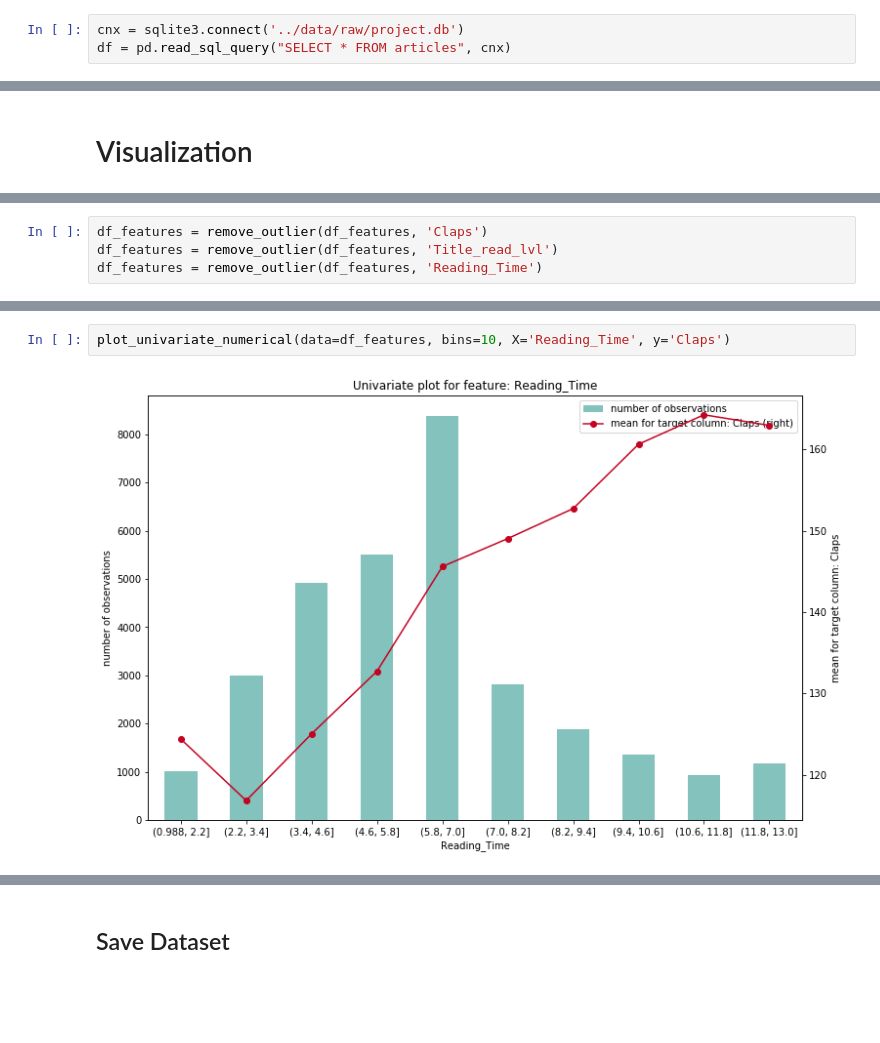
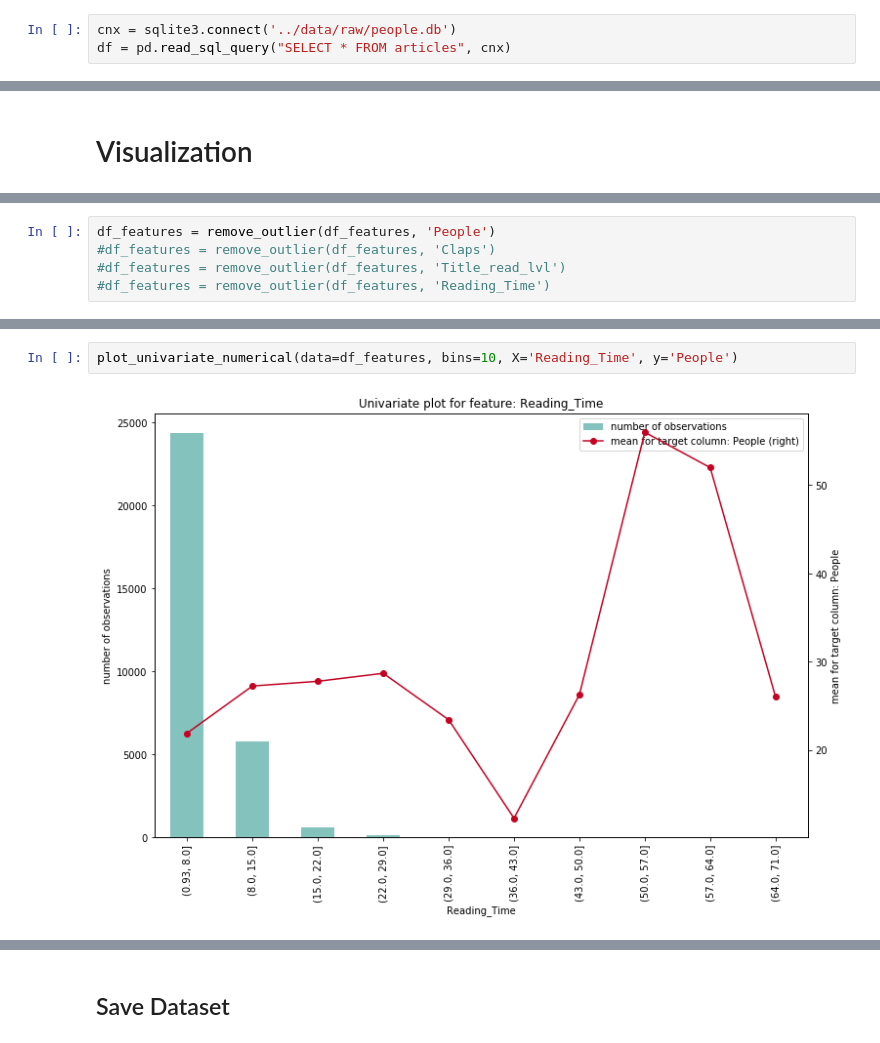
Before and after one commit to mcanones/The-Clap-Predictor, a Jupyter notebook: notebooks/1.-CleaningFeatures.ipynb, the cells around one changed output, grey strips where cells are left out. Saved outputs shown, nothing was run; the diff lists cells and outputs as text; blank space fills up the shorter version.

Commit message:
Trying regression models to predict people who like the post

```diff
--- a/notebooks/1.-CleaningFeatures.ipynb
+++ b/notebooks/1.-CleaningFeatures.ipynb
@@ -24,7 +24,7 @@ or from the matplotlib source distribution
 # %% [markdown]
 # Connect to db
 # %%
-cnx = sqlite3.connect('../data/raw/project.db')
+cnx = sqlite3.connect('../data/raw/people.db')
 df = pd.read_sql_query("SELECT * FROM articles", cnx)
 # %% [markdown]
 # Cleaning
@@ -91,5 +92,6 @@ boxPlot(df_features,  cols=['Claps', 'Reading_Time', 'Images', 'Links', 'Code_Ch
 # %%
-df_features = remove_outlier(df_features, 'Claps')
-df_features = remove_outlier(df_features, 'Title_read_lvl')
-df_features = remove_outlier(df_features, 'Reading_Time')
+df_features = remove_outlier(df_features, 'People')
+#df_features = remove_outlier(df_features, 'Claps')
+#df_features = remove_outlier(df_features, 'Title_read_lvl')
+#df_features = remove_outlier(df_features, 'Reading_Time')
 # %% [output]
@@ -118,5 +118,5 @@ heatMap(data=df_features)
 # %%
-plot_univariate_numerical(data=df_features, bins=10, X='Reading_Time', y='Claps')
+plot_univariate_numerical(data=df_features, bins=10, X='Reading_Time', y='People')
 # %% [output]
-[figure, old version]
+[figure, new version]
 # %%
```
Also changed, not shown: parts of 14 cells of this notebook, 5 other files.
